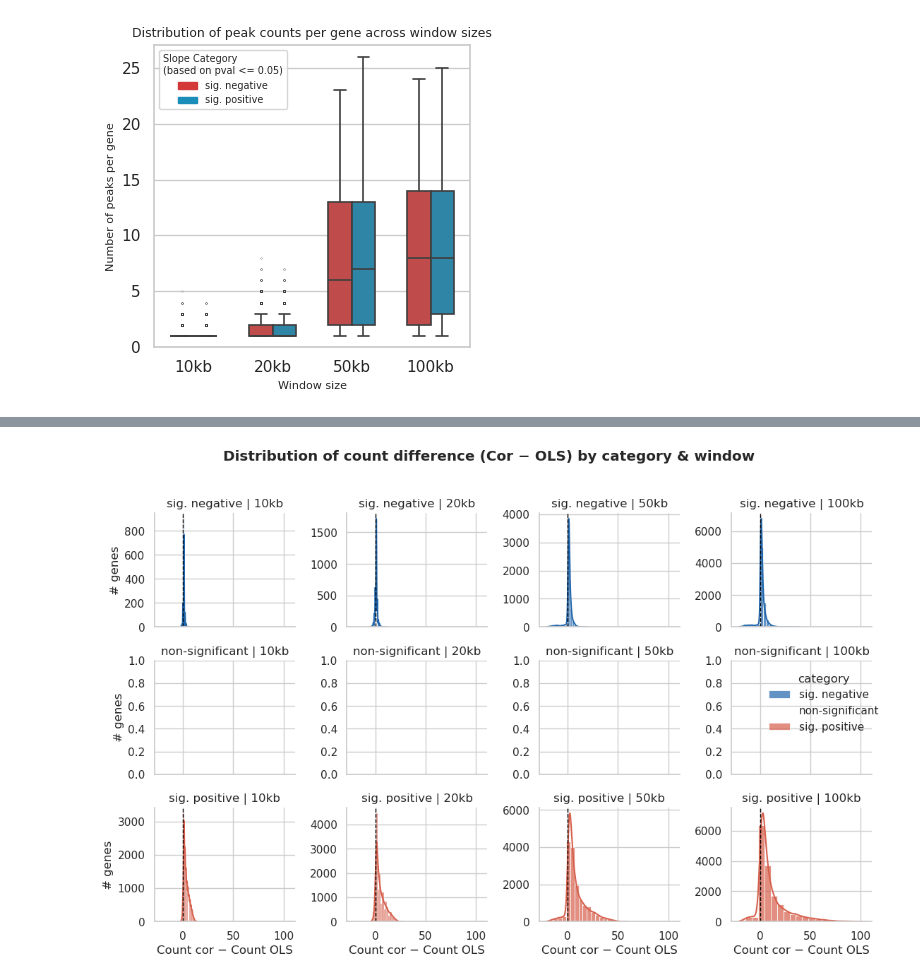
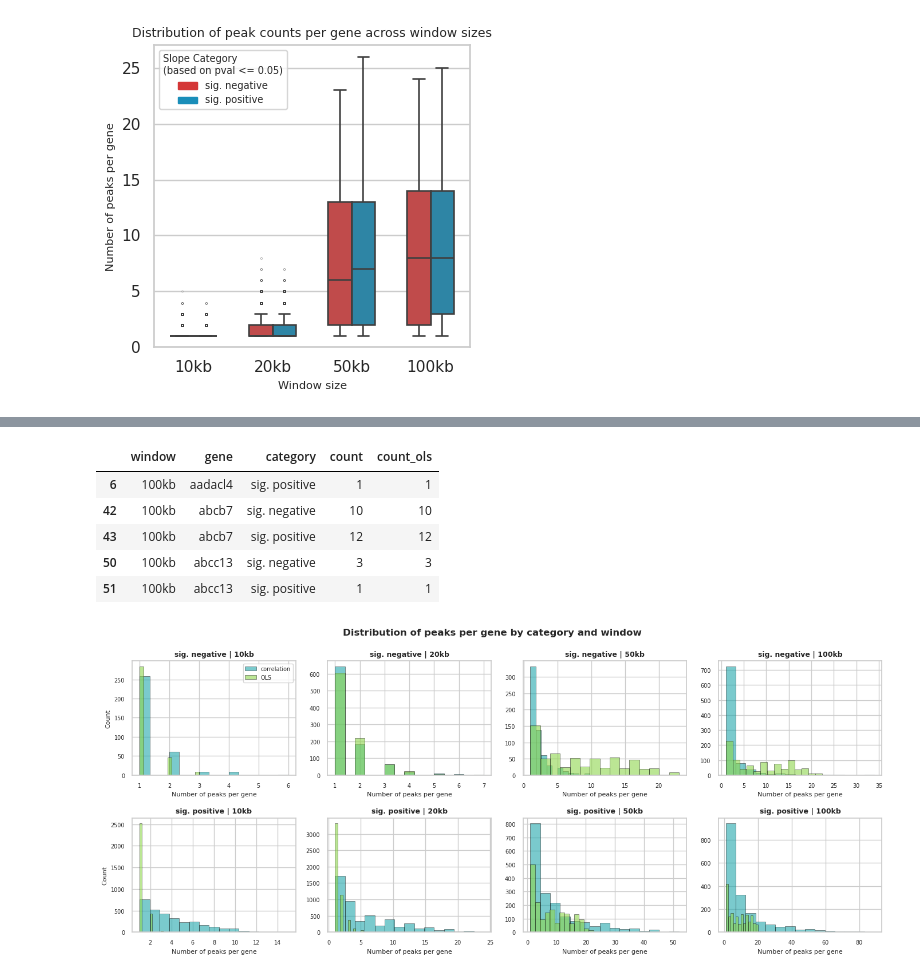
Before and after one commit to smin07/BA, a Jupyter notebook: BA_data/Rmd_n_notebook/RNA_ATAC_ols_lm_ct.ipynb, the cells around one changed output, grey strips where cells are left out. Cells and saved outputs as stored; diff of their text form; code cells hidden in the pictures.

```diff
--- a/BA_data/Rmd_n_notebook/RNA_ATAC_ols_lm_ct.ipynb
+++ b/BA_data/Rmd_n_notebook/RNA_ATAC_ols_lm_ct.ipynb
@@ -249,10 +251,10 @@ OLS summary DataFrame: 1,941,335 peak–gene pairs
 4        0.232299  0.577143       0.238716   NaN            NaN
 # %%
 #save results
-ols_res_df.to_csv("/home/fgsasse_lrs_1/Downloads/BA/BA_data/Rmd_n_notebook/gene_peak_ols_ct_results.csv", index=False)
+#ols_res_df.to_csv("/home/fgsasse_lrs_1/Downloads/BA/BA_data/Rmd_n_notebook/gene_peak_ols_ct_results.csv", index=False)
 
 #read results
-ols_res_df = pd.read_csv("/home/fgsasse_lrs_1/Downloads/BA/BA_data/Rmd_n_notebook/gene_peak_ols_ct_results.csv")
+ols_res_df = pd.read_csv("/home/fgsasse_lrs_1/Downloads/BA/BA_data/Rmd_n_notebook/gene_peak_ols_ct_results.csv.gz")
 # %%
 #plot the distribution of the pvalues for all windows
 import matplotlib.pyplot as plt
@@ -431,12 +437,13 @@ plot_df["category"] = pd.Categorical(
 )
 
 # Faceted heatmap-like plot using a 2D histogram
-# columns = window/2
+# columns = 2 rows
 h = sns.displot(
     data=plot_df,
     x="count_cor",
     y="count_ols",
-    col=("window").sum()/2,
+    col="window",
+    col_wrap=2,
     col_order=["10kb", "20kb", "50kb", "100kb"],
     kind="hist",
     bins=15,
@@ -684,22 +691,61 @@ window category
 Categories (4, object): ['10kb' < '20kb' < '50kb' < '100kb']
 # %%
-#peaks per gene, pearson r","#peaks per gene, ols"]
+plot_df.head()
+# %% [output]
+|  | window | gene | category | count | count_ols |
+| 6 | 100kb | aadacl4 | sig. positive | 1 | 1 |
+| 42 | 100kb | abcb7 | sig. negative | 10 | 10 |
+| 43 | 100kb | abcb7 | sig. positive | 12 | 12 |
+| 50 | 100kb | abcc13 | sig. negative | 3 | 3 |
+| 51 | 100kb | abcc13 | sig. positive | 1 | 1 |
 # %%
-g = sns.FacetGrid(
-    plot_df.assign(delta=plot_df["count_cor"] - plot_df["count_ols"]),
-    row="category", col="window",
-    col_order=windows, row_order=category_order,
-    hue="category", palette=category_palette,
-    height=2.4, aspect=1.0, sharex=True, sharey=False,
+plot_df = agg_merged_df.dropna(subset=["count_cor", "count_ols", "window", "category"]).copy()
+plot_df["window"] = pd.Categorical(
+    plot_df["window"],
+    categories=["10kb", "20kb", "50kb", "100kb"],
+    ordered=True,
 )
-g.map(sns.histplot, "delta", bins=20, kde=True, alpha=0.7)
-g.map(plt.axvline, x=0, color="black", lw=1.0, ls="--")
-g.set_axis_labels("Count cor − Count OLS", "# genes")
-g.set_titles(row_template="{row_name}", col_template="{col_name}")
-g.add_legend()
-g.figure.suptitle("Distribution of count difference (Cor − OLS) by category & window",
-                  fontweight="bold", y=1.02)
+plot_df["category"] = pd.Categorical(
+    plot_df["category"],
+    categories=["sig. negative", "non-significant", "sig. positive"],
+    ordered=True,
+)
+
+plot_df_non = plot_df[plot_df["category"] != "non-significant"].copy()
+plot_df_non["category"] = pd.Categorical(
+    plot_df_non["category"],
+    categories=["sig. negative", "sig. positive"],
+    ordered=True,
+)
+
+window_labels = ["10kb", "20kb", "50kb", "100kb"]
+category_order = ["sig. negative", "sig. positive"]
+method_colors = {"correlation": "#21a7ac", "OLS": "#8fd64d"}
+
+fig, axes = plt.subplots(2, 4, figsize=(14, 6), sharex=False, sharey=False)
+
+for row_idx, cat in enumerate(category_order):
+    cat_data = plot_df_non[plot_df_non["category"] == cat]
+
+    for col_idx, win in enumerate(window_labels):
+        ax = axes[row_idx, col_idx]
+        win_data = cat_data[cat_data["window"] == win]
+
+        # Plot correlation histogram
+        ax.hist(win_data["count_cor"], bins=15, alpha=0.6, label="correlation", color=method_colors["correlation"], edgecolor="black", linewidth=0.5)
+        # Plot OLS histogram
+        ax.hist(win_data["count_ols"], bins=15, alpha=0.6, label="OLS", color=method_colors["OLS"], edgecolor="black", linewidth=0.5)
+
+        ax.set_xlabel("Number of peaks per gene", fontsize=8)
+        ax.set_ylabel("Count" if col_idx == 0 else "", fontsize=8)
+        ax.set_title(f"{cat} | {win}", fontsize=9, fontweight="bold")
+        ax.tick_params(labelsize=7)
+
+        if row_idx == 0 and col_idx == 0:
+            ax.legend(loc="upper right", fontsize=7)
+
+fig.suptitle("Distribution of peaks per gene by category and window", fontsize=12, fontweight="bold", y=0.98)
 plt.tight_layout()
 plt.show()
 # %% [output]
-[figure, old version]
+[figure, new version]
```
Also changed, not shown: parts of 9 cells of this notebook, 1 other file.
